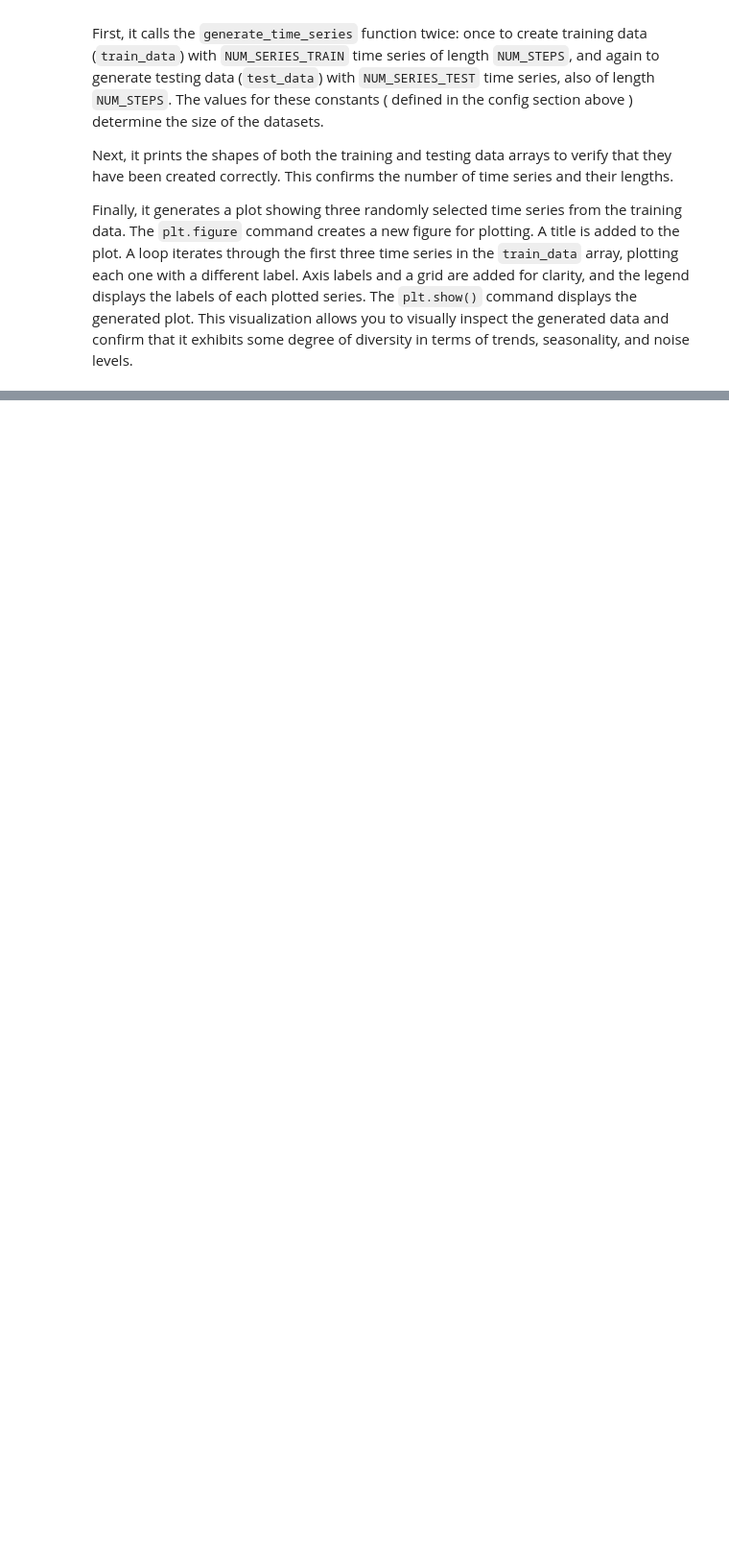
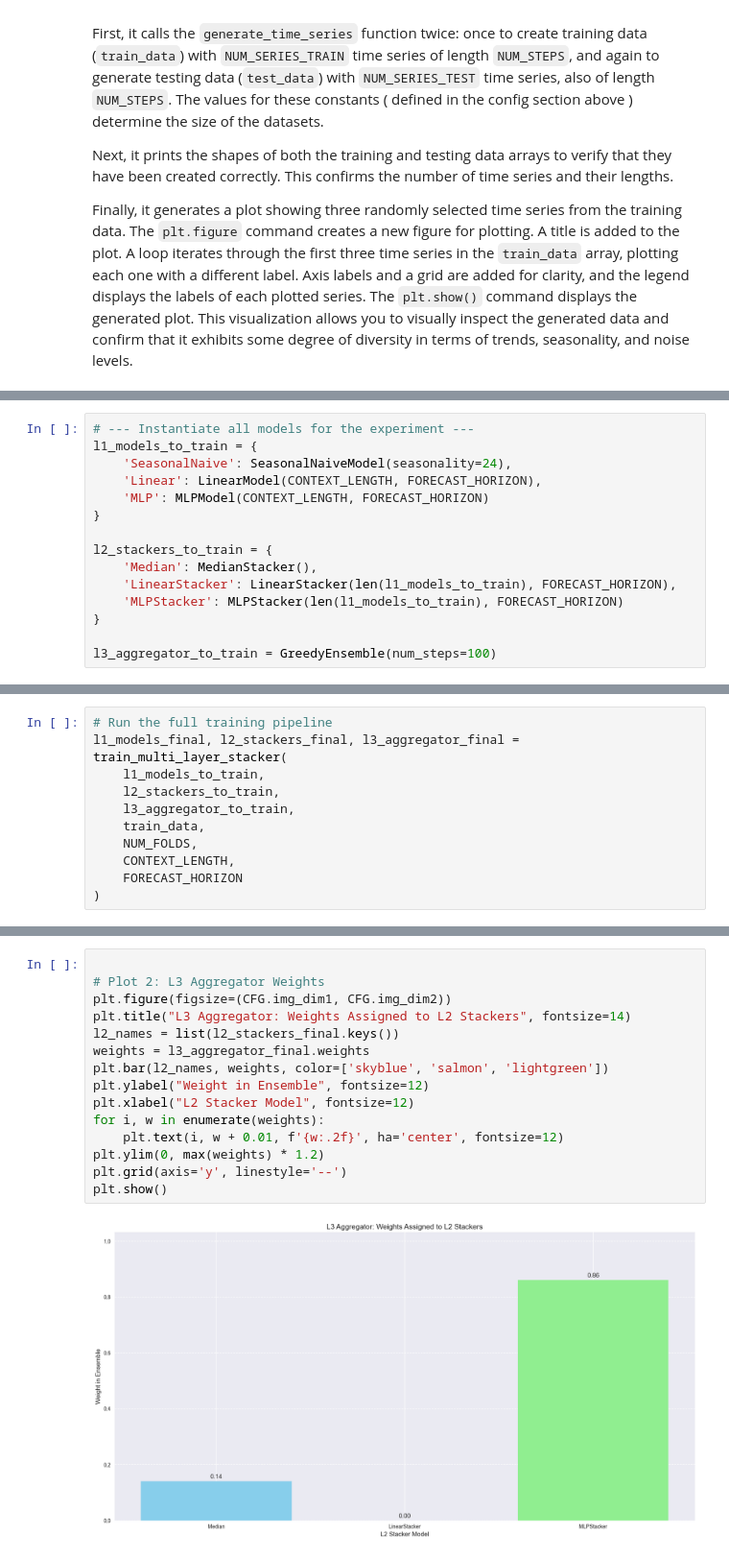
Before and after one commit to tng-konrad/time-series-lab, a Jupyter notebook: mls-ensembles.ipynb, the cells around one changed output, grey strips where cells are left out. Shown at 96% size. Cells and saved outputs as stored; diff of their text form; blank space fills up the shorter version.

```diff
--- a/mls-ensembles.ipynb
+++ b/mls-ensembles.ipynb
@@ -743,0 +764,15 @@ Finally, it generates a plot showing three randomly selected time series from th
+# %%
+# --- Instantiate all models for the experiment ---
+l1_models_to_train = {
+    'SeasonalNaive': SeasonalNaiveModel(seasonality=24),
+    'Linear': LinearModel(CONTEXT_LENGTH, FORECAST_HORIZON),
+    'MLP': MLPModel(CONTEXT_LENGTH, FORECAST_HORIZON)
+}
+
+l2_stackers_to_train = {
+    'Median': MedianStacker(),
+    'LinearStacker': LinearStacker(len(l1_models_to_train), FORECAST_HORIZON),
+    'MLPStacker': MLPStacker(len(l1_models_to_train), FORECAST_HORIZON)
+}
+
+l3_aggregator_to_train = GreedyEnsemble(num_steps=100)
@@ -743,0 +789,11 @@ Finally, it generates a plot showing three randomly selected time series from th
+# %%
+# Run the full training pipeline
+l1_models_final, l2_stackers_final, l3_aggregator_final = train_multi_layer_stacker(
+    l1_models_to_train,
+    l2_stackers_to_train,
+    l3_aggregator_to_train,
+    train_data,
+    NUM_FOLDS,
+    CONTEXT_LENGTH,
+    FORECAST_HORIZON
+)
@@ -743,0 +896,17 @@ Finally, it generates a plot showing three randomly selected time series from th
+# %%
+
+# Plot 2: L3 Aggregator Weights
+plt.figure(figsize=(CFG.img_dim1, CFG.img_dim2))
+plt.title("L3 Aggregator: Weights Assigned to L2 Stackers", fontsize=14)
+l2_names = list(l2_stackers_final.keys())
+weights = l3_aggregator_final.weights
+plt.bar(l2_names, weights, color=['skyblue', 'salmon', 'lightgreen'])
+plt.ylabel("Weight in Ensemble", fontsize=12)
+plt.xlabel("L2 Stacker Model", fontsize=12)
+for i, w in enumerate(weights):
+    plt.text(i, w + 0.01, f'{w:.2f}', ha='center', fontsize=12)
+plt.ylim(0, max(weights) * 1.2)
+plt.grid(axis='y', linestyle='--')
+plt.show()
+# %% [output]
+[figure, added]
```
Also changed, not shown: parts of 19 cells of this notebook, 1 other file.
